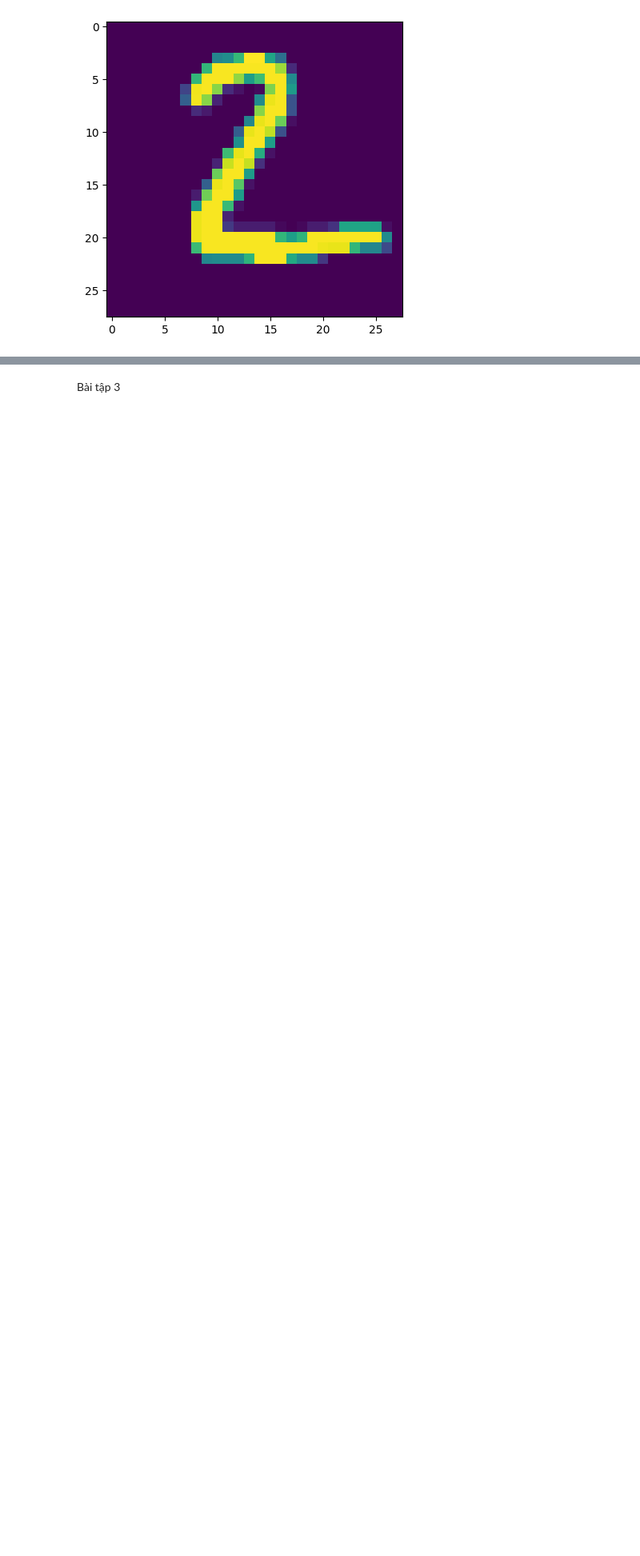
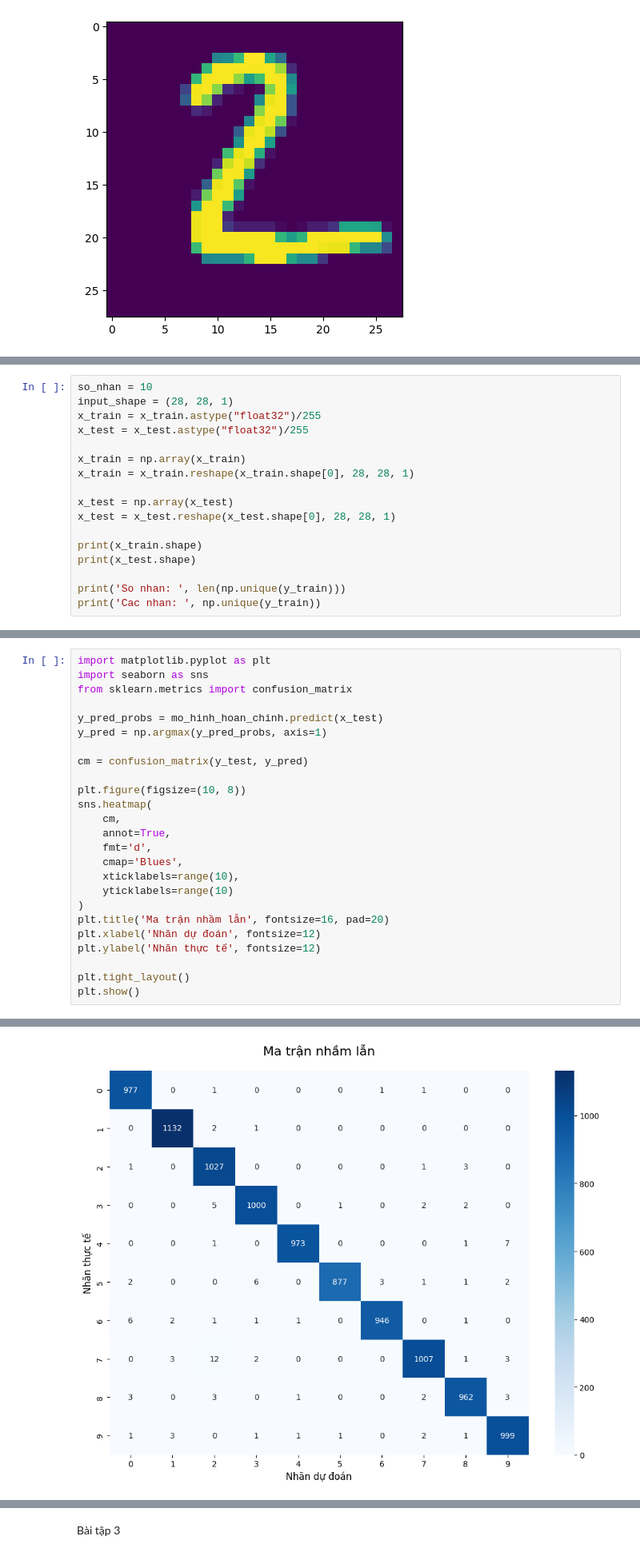
Before and after one commit to phamanhnhatminh1809/ThucHanhDeepLearning, a Jupyter notebook: THDL_Tuan03.ipynb, the cells around one changed output, grey strips where cells are left out. Shown at 80% size. Cells and saved outputs as stored; diff of their text form; blank space fills up the shorter version.

```diff
--- a/THDL_Tuan03.ipynb
+++ b/THDL_Tuan03.ipynb
@@ -194,0 +215,17 @@ plt.show()
+# %%
+so_nhan = 10
+input_shape = (28, 28, 1)
+x_train = x_train.astype("float32")/255
+x_test = x_test.astype("float32")/255
+
+x_train = np.array(x_train)
+x_train = x_train.reshape(x_train.shape[0], 28, 28, 1)
+
+x_test = np.array(x_test)
+x_test = x_test.reshape(x_test.shape[0], 28, 28, 1)
+
+print(x_train.shape)
+print(x_test.shape)
+
+print('So nhan: ', len(np.unique(y_train)))
+print('Cac nhan: ', np.unique(y_train))
@@ -194,0 +340,26 @@ plt.show()
+# %%
+import matplotlib.pyplot as plt
+import seaborn as sns
+from sklearn.metrics import confusion_matrix
+
+y_pred_probs = mo_hinh_hoan_chinh.predict(x_test)
+y_pred = np.argmax(y_pred_probs, axis=1)
+
+cm = confusion_matrix(y_test, y_pred)
+
+plt.figure(figsize=(10, 8))
+sns.heatmap(
+    cm,
+    annot=True,
+    fmt='d',
+    cmap='Blues',
+    xticklabels=range(10),
+    yticklabels=range(10)
+)
+plt.title('Ma trận nhầm lẫn', fontsize=16, pad=20)
+plt.xlabel('Nhãn dự đoán', fontsize=12)
+plt.ylabel('Nhãn thực tế', fontsize=12)
+
+plt.tight_layout()
+plt.show()
+# %% [output]
@@ -194,0 +367 @@ plt.show()
+[figure, added]
```
Also changed, not shown: parts of 14 cells of this notebook.
